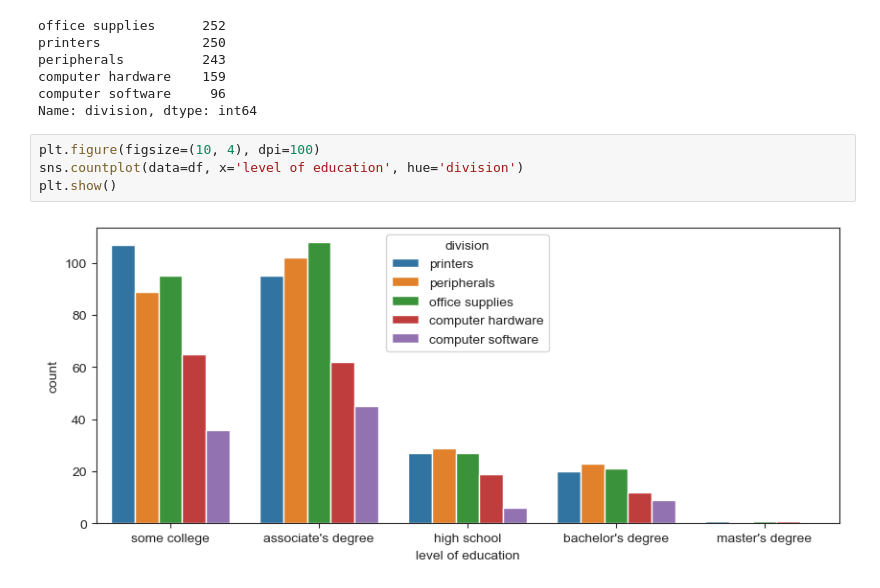
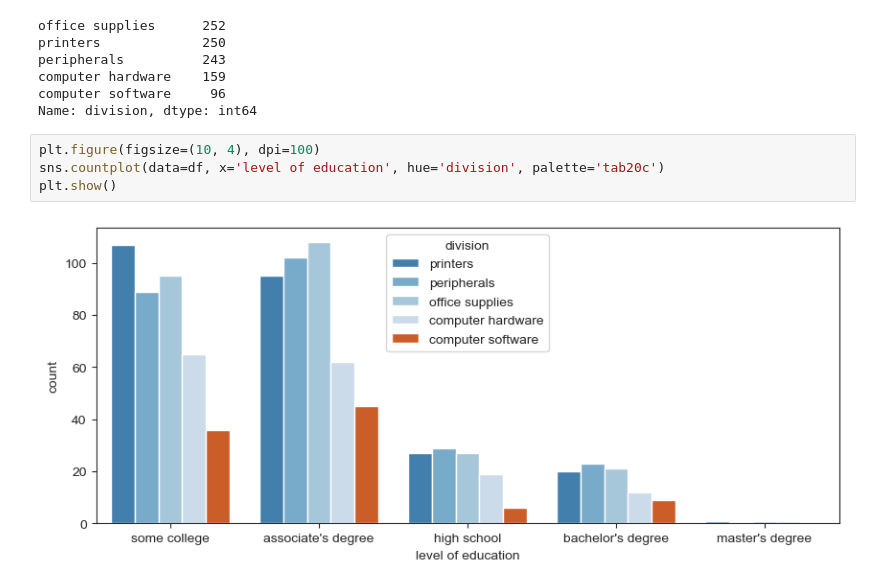
Before and after one commit to rohitcodism/ML-DS, a Jupyter notebook: practices/Seaborn/scatterPlot.ipynb, the cells around one changed output. Drawn from its saved outputs; the diff is of its cells as text.

```diff
--- a/practices/Seaborn/scatterPlot.ipynb
+++ b/practices/Seaborn/scatterPlot.ipynb
@@ -184,7 +184,7 @@ computer software     96
 Name: division, dtype: int64
 # %%
 plt.figure(figsize=(10, 4), dpi=100)
-sns.countplot(data=df, x='level of education', hue='division')
+sns.countplot(data=df, x='level of education', hue='division', palette='tab20c')
 plt.show()
 # %% [output]
-[figure, old version]
+[figure, new version]
```
